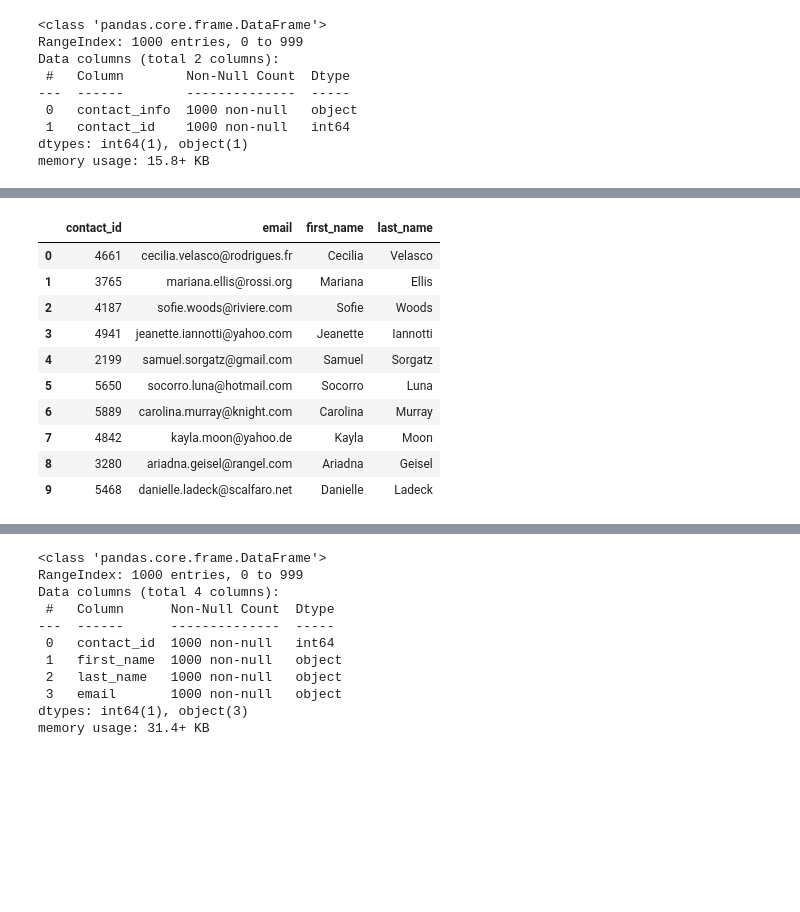
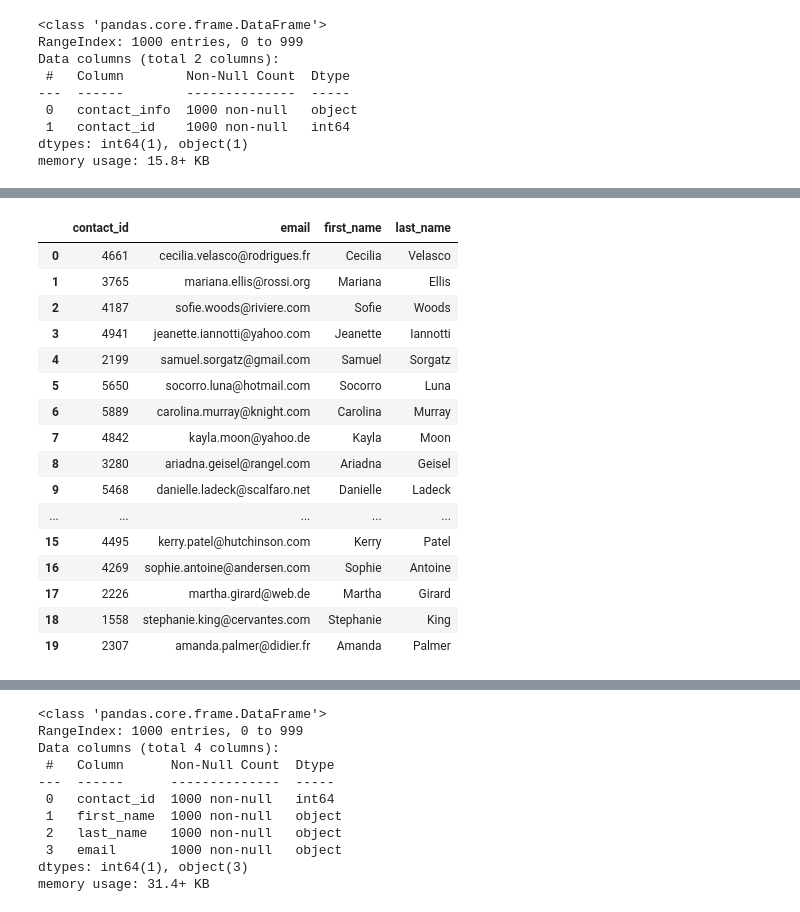
Before and after one commit to Patli1998/ETL-Mini-Project, a Jupyter notebook: ETL_Mini_Project_PPurohit.ipynb, the cells around one changed output, grey strips where cells are left out. Cells and saved outputs as stored; diff of their text form; code cells hidden in the pictures; blank space fills up the shorter version.

```diff
--- a/ETL_Mini_Project_PPurohit.ipynb
+++ b/ETL_Mini_Project_PPurohit.ipynb
@@ -379,6 +380,9 @@ dtypes: object(2)
 memory usage: 15.8+ KB
 # %%
 # Convert the "contact_id" column to an int64 data type.
+
+contact_info_df_copy['contact_id'] = pd.to_numeric(contact_info_df_copy['contact_id'])
+contact_info_df_copy.info()
 # %% [output]
 <class 'pandas.core.frame.DataFrame'>
 RangeIndex: 1000 entries, 0 to 999
@@ -391,6 +395,9 @@ dtypes: int64(1), object(1)
 memory usage: 15.8+ KB
 # %%
 # Extract the name of the contact and add it to a new column.
+
+contact_info_df_copy['name'] = contact_info_df_copy['contact_info'].str.extract(r'([^nameil"\s][A=Za-z]+\s+[A-Za-z]+)')
+contact_info_df_copy.head(20)
 # %% [output]
 |  | contact_info | contact_id | name |
 | 0 | {"contact_id": 4661, "name": "Cec... | 4661 | Cecilia Velasco |
@@ -406,5 +419,8 @@ memory usage: 15.8+ KB
 # %%
 # Extract the email from the contacts and add the values to a new column.
+
+contact_info_df_copy['email'] = contact_info_df_copy['contact_info'].str.extract(r'"(\S+@\S+)"}')
+contact_info_df_copy.head(20)
 # %% [output]
 |  | contact_info | contact_id | name | email |
 | 0 | {"contact_id": 4661, "name": "Cec... | 4661 | Cecilia Velasco | cecilia.velasco@rodrigues.fr |
@@ -420,5 +442,8 @@ memory usage: 15.8+ KB
 # %%
 # Create a copy of the contact_info_df with the 'contact_id', 'name', 'email' columns.
+
+newcontacts_df = contact_info_df_copy[['contact_id', 'name', 'email']].copy()
+newcontacts_df.head(20)
 # %% [output]
 |  | contact_id | name | email |
 | 0 | 4661 | Cecilia Velasco | cecilia.velasco@rodrigues.fr |
@@ -434,17 +465,28 @@ memory usage: 15.8+ KB
 # %%
 # Create a "first"name" and "last_name" column with the first and last names from the "name" column.
 
+newcontacts_df[["first_name", "last_name"]] = newcontacts_df["name"].str.split(' ', n = 1, expand=True)
 
+#newcontacts_df.head(20)
 # Drop the contact_name column
+
+newcontacts_df2 = newcontacts_df.drop(["name"], axis=1)
+newcontacts_df2.head(20)
 # %% [output]
 |  | contact_id | email | first_name | last_name |
 | 0 | 4661 | cecilia.velasco@rodrigues.fr | Cecilia | Velasco |
 | 1 | 3765 | mariana.ellis@rossi.org | Mariana | Ellis |
 | 2 | 4187 | sofie.woods@riviere.com | Sofie | Woods |
 | 3 | 4941 | jeanette.iannotti@yahoo.com | Jeanette | Iannotti |
 | 4 | 2199 | samuel.sorgatz@gmail.com | Samuel | Sorgatz |
 | 5 | 5650 | socorro.luna@hotmail.com | Socorro | Luna |
 | 6 | 5889 | carolina.murray@knight.com | Carolina | Murray |
 | 7 | 4842 | kayla.moon@yahoo.de | Kayla | Moon |
 | 8 | 3280 | ariadna.geisel@rangel.com | Ariadna | Geisel |
 | 9 | 5468 | danielle.ladeck@scalfaro.net | Danielle | Ladeck |
+| ... | ... | ... | ... | ... |
+| 15 | 4495 | kerry.patel@hutchinson.com | Kerry | Patel |
+| 16 | 4269 | sophie.antoine@andersen.com | Sophie | Antoine |
+| 17 | 2226 | martha.girard@web.de | Martha | Girard |
+| 18 | 1558 | stephanie.king@cervantes.com | Stephanie | King |
+| 19 | 2307 | amanda.palmer@didier.fr | Amanda | Palmer |
```
Also changed, not shown: parts of 8 cells of this notebook, 1 other file.
